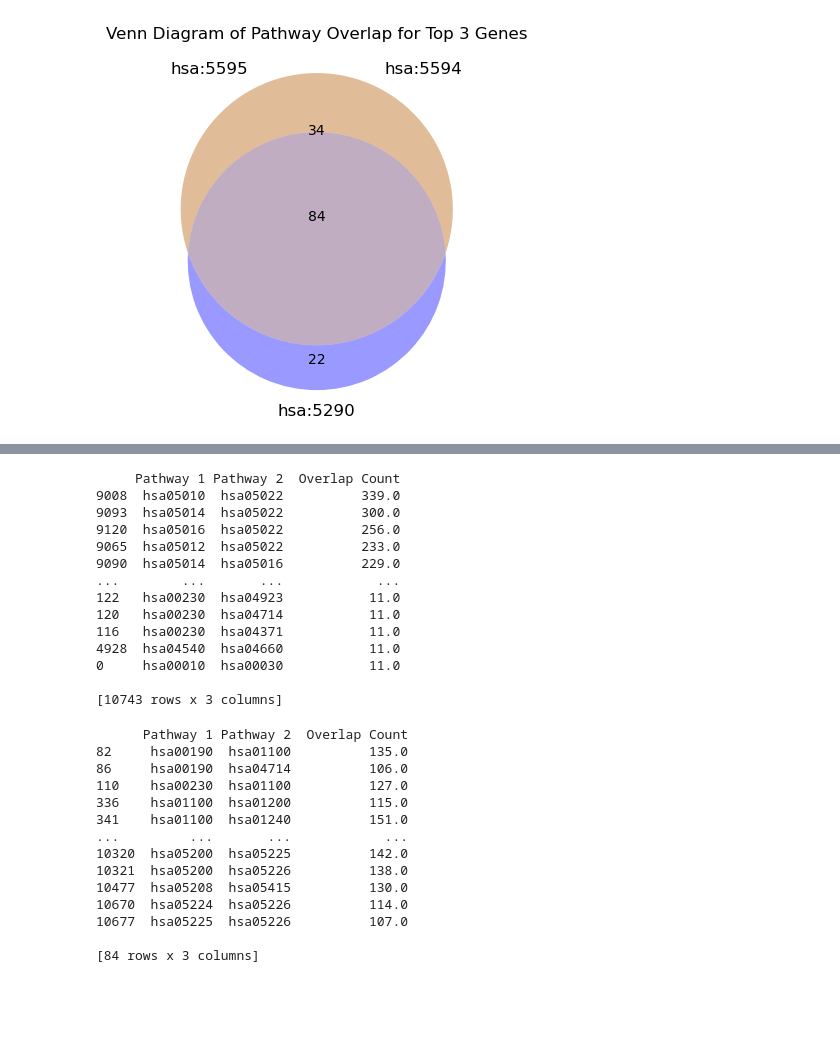
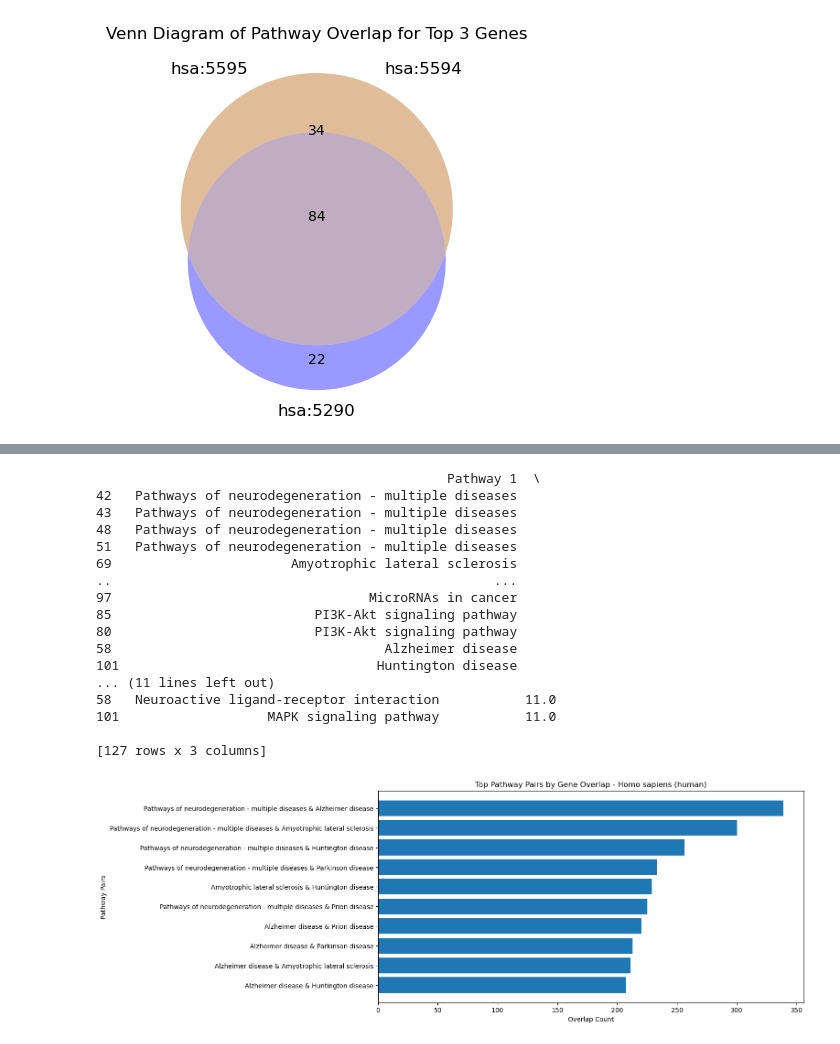
Before and after one commit to czaplab/Bioinf-575-Group-16, a Jupyter notebook: Script.ipynb, the cells around one changed output, grey strips where cells are left out. Saved outputs shown, nothing was run; the diff lists cells and outputs as text; code cells hidden in the pictures; blank space fills up the shorter version.

```diff
--- a/Script.ipynb
+++ b/Script.ipynb
@@ -253,47 +373,48 @@ plt.show()
 # %%
+### Feature 3: Barplot identifying gene overlap between pairs of pathwys in order to identify more specific pathway-pathway gene similarities. ChatGPT was used in implementation of this feature.
 # Find pathway pairs with high overlap
 threshold = 10  # Minimum number of overlapping genes
 high_overlap_pairs = [
-    (path1, path2, overlap_matrix[i, j])
-    for i, path1 in enumerate(pathways)
-    for j, path2 in enumerate(pathways)
-    if i < j and overlap_matrix[i, j] > threshold
+    (pathway_labels[i], pathway_labels[j], reduced_overlap_matrix[i, j])
+    for i in range(len(top_pathways))
+    for j in range(len(top_pathways))
+    if i < j and reduced_overlap_matrix[i, j] > threshold
 ]
 
 # Create a DataFrame for visualization
 high_overlap_df = pd.DataFrame(high_overlap_pairs, columns=["Pathway 1", "Pathway 2", "Overlap Count"])
 print(high_overlap_df.sort_values(by="Overlap Count", ascending=False))
+
+# Sort and get top 10 overlaps
+top_pairs = high_overlap_df.sort_values(by="Overlap Count", ascending=False).head(10)
+
+# Plot the bar chart
+plt.figure(figsize=(12, 6))
+plt.barh(
+    [f"{row['Pathway 1']} & {row['Pathway 2']}" for _, row in top_pairs.iterrows()],
+    top_pairs["Overlap Count"]
+)
+plt.xlabel("Overlap Count")
+plt.ylabel("Pathway Pairs")
+plt.title("Top Pathway Pairs by Gene Overlap - Homo sapiens (human)")
+plt.gca().invert_yaxis()  # Reverse the y-axis for readability
+plt.show()
 # %% [output]
-     Pathway 1 Pathway 2  Overlap Count
-9008  hsa05010  hsa05022          339.0
-9093  hsa05014  hsa05022          300.0
-9120  hsa05016  hsa05022          256.0
-9065  hsa05012  hsa05022          233.0
-9090  hsa05014  hsa05016          229.0
-...        ...       ...            ...
-122   hsa00230  hsa04923           11.0
-120   hsa00230  hsa04714           11.0
-116   hsa00230  hsa04371           11.0
-4928  hsa04540  hsa04660           11.0
-0     hsa00010  hsa00030           11.0
+                                             Pathway 1  \
+42   Pathways of neurodegeneration - multiple diseases
+43   Pathways of neurodegeneration - multiple diseases
+48   Pathways of neurodegeneration - multiple diseases
+51   Pathways of neurodegeneration - multiple diseases
+69                       Amyotrophic lateral sclerosis
+..                                                 ...
+97                                 MicroRNAs in cancer
+85                          PI3K-Akt signaling pathway
+80                          PI3K-Akt signaling pathway
+58                                   Alzheimer disease
+101                                 Huntington disease
+... (11 lines left out)
+58   Neuroactive ligand-receptor interaction           11.0
+101                   MAPK signaling pathway           11.0
 
-[10743 rows x 3 columns]
+[127 rows x 3 columns]
+[figure, added]
-# %%
-# Filter pathway pairs with overlaps above a threshold
-high_overlap_df = high_overlap_df[high_overlap_df["Overlap Count"] > 100]
-print(high_overlap_df)
-# %% [output]
-      Pathway 1 Pathway 2  Overlap Count
-82     hsa00190  hsa01100          135.0
-86     hsa00190  hsa04714          106.0
-110    hsa00230  hsa01100          127.0
-336    hsa01100  hsa01200          115.0
-341    hsa01100  hsa01240          151.0
-...         ...       ...            ...
-10320  hsa05200  hsa05225          142.0
-10321  hsa05200  hsa05226          138.0
-10477  hsa05208  hsa05415          130.0
-10670  hsa05224  hsa05226          114.0
-10677  hsa05225  hsa05226          107.0
-
-[84 rows x 3 columns]
```
Also changed, not shown: parts of 19 cells of this notebook, 6 other files.
